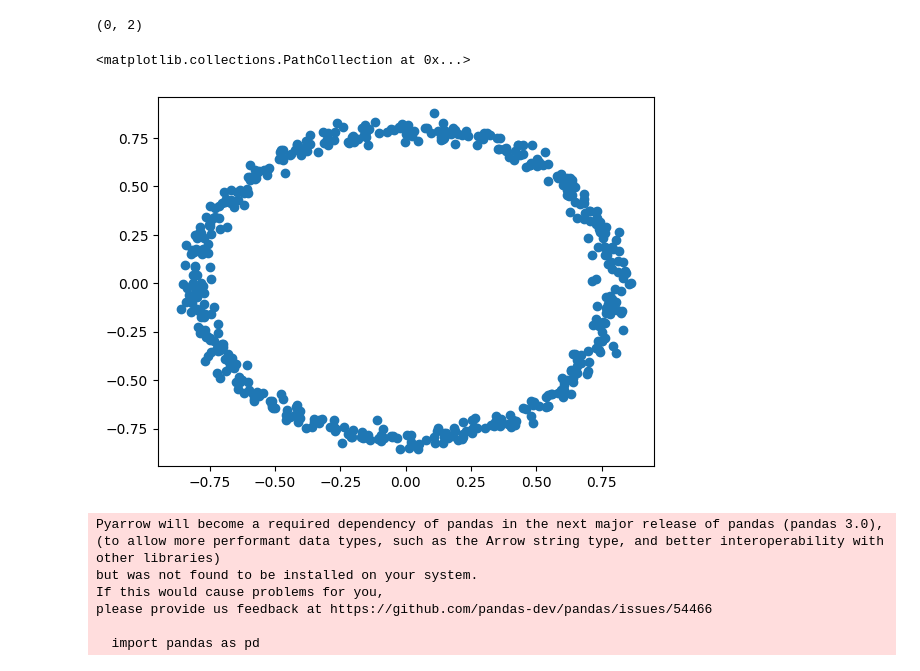
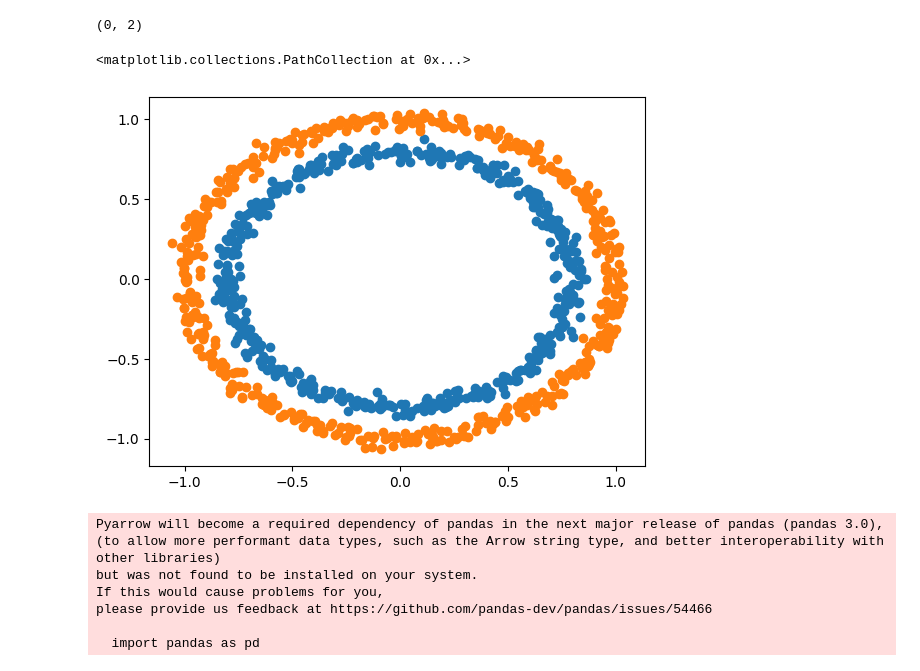
Before and after one commit to Majed-EE/pytorch_test, a Jupyter notebook: Chap_3_PyTorch_Neural_Network_Classification.ipynb, the cells around one changed output. Saved outputs shown, nothing was run; the diff lists cells and outputs as text; code cells hidden in the pictures.

```diff
--- a/Chap_3_PyTorch_Neural_Network_Classification.ipynb
+++ b/Chap_3_PyTorch_Neural_Network_Classification.ipynb
@@ -46,16 +46,19 @@ print(arr1.shape)
 (0, 2)
 # %%
 arr = np.empty((0, 2))
+arr_2=np.empty((0, 2))
 for i in range(len(y)):
     if y[i]==1:
         arr=np.vstack([arr,X[i]])
-
+    else:
+        arr_2=np.vstack([arr_2,X[i]])
 
 
 plt.scatter(arr[:,0],arr[:,1])
+plt.scatter(arr_2[:,0],arr_2[:,1])
 # %% [output]
 <matplotlib.collections.PathCollection at 0x...>
-[figure, old version]
+[figure, new version]
 # %%
 import pandas as pd
 circles=pd.DataFrame({"X1":X[:,0],
```
Also changed, not shown: parts of 14 cells of this notebook, 1 other file.
